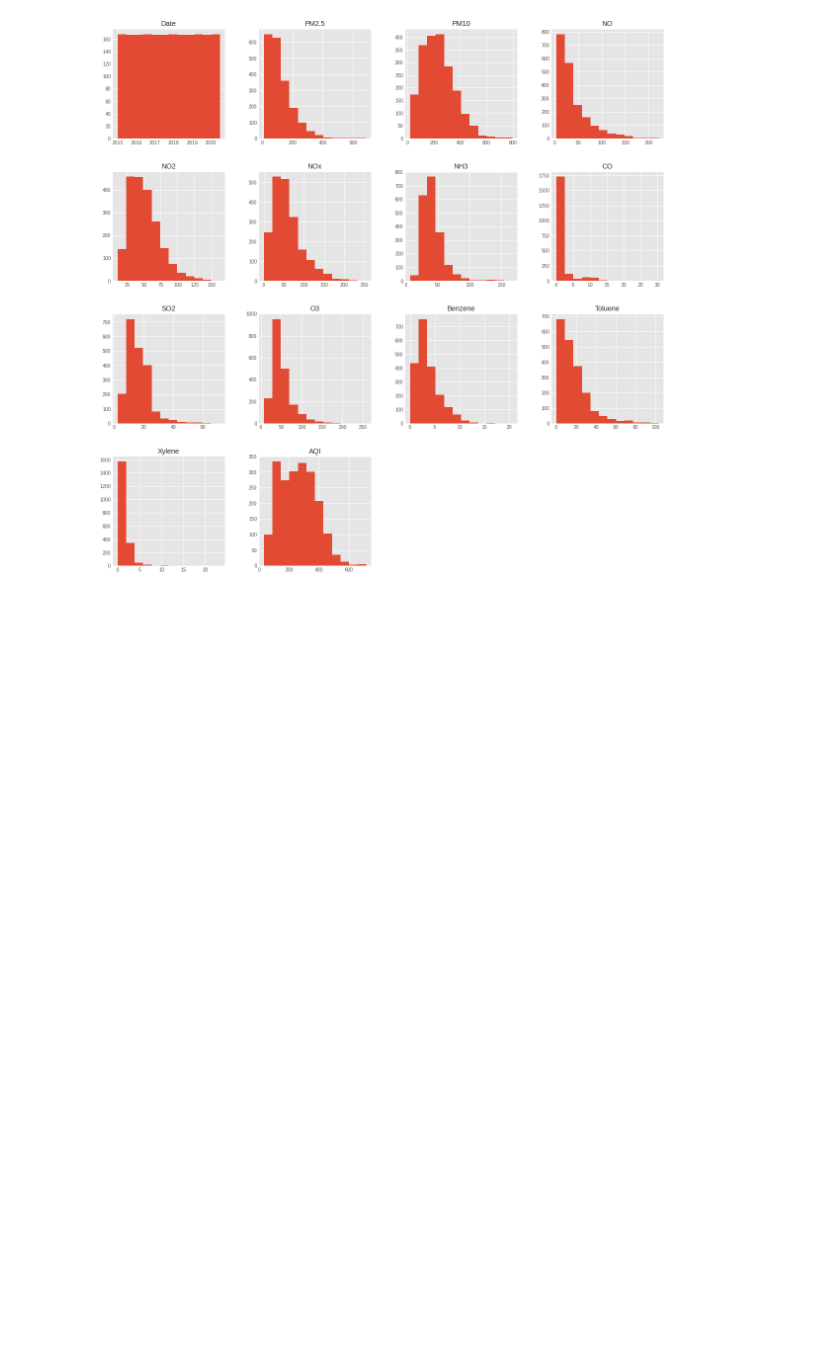
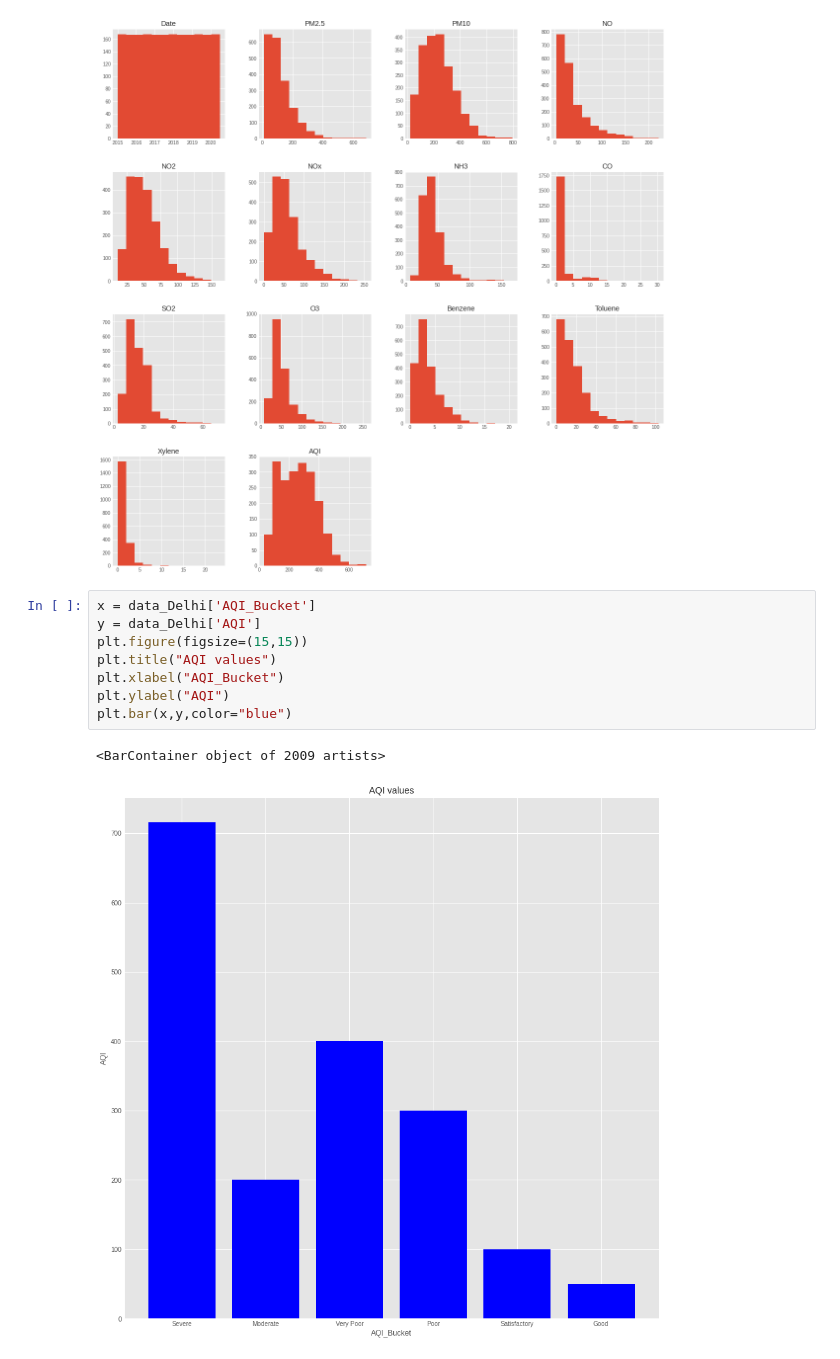
Before and after one commit to Atharva-D/MOT, a Jupyter notebook: MOT_Visualizations.ipynb, the cells around one changed output. Saved outputs shown, nothing was run; the diff lists cells and outputs as text; blank space fills up the shorter version.

```diff
--- a/MOT_Visualizations.ipynb
+++ b/MOT_Visualizations.ipynb
@@ -346,3 +314,14 @@ data_Delhi.hist(bins=12,figsize=(20,20))
 plt.show()
 # %% [output]
 [figure]
+# %%
+x = data_Delhi['AQI_Bucket']
+y = data_Delhi['AQI']
+plt.figure(figsize=(15,15))
+plt.title("AQI values")
+plt.xlabel("AQI_Bucket")
+plt.ylabel("AQI")
+plt.bar(x,y,color="blue")
+# %% [output]
+<BarContainer object of 2009 artists>
+[figure, added]
```
Also changed, not shown: parts of 6 cells of this notebook.
